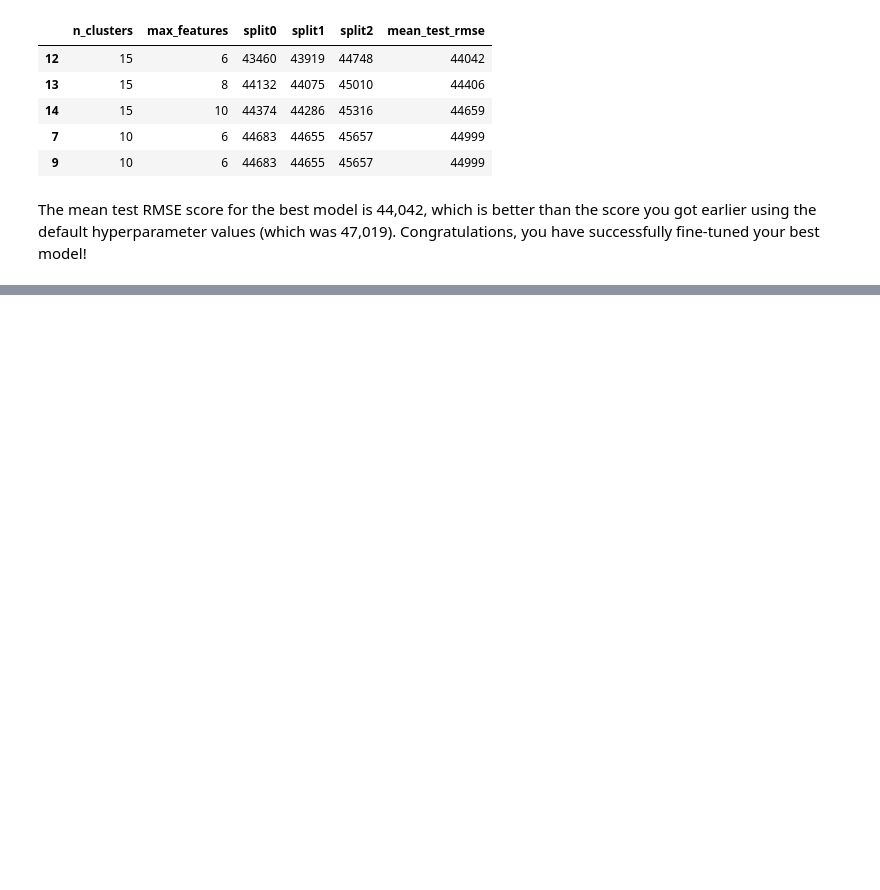
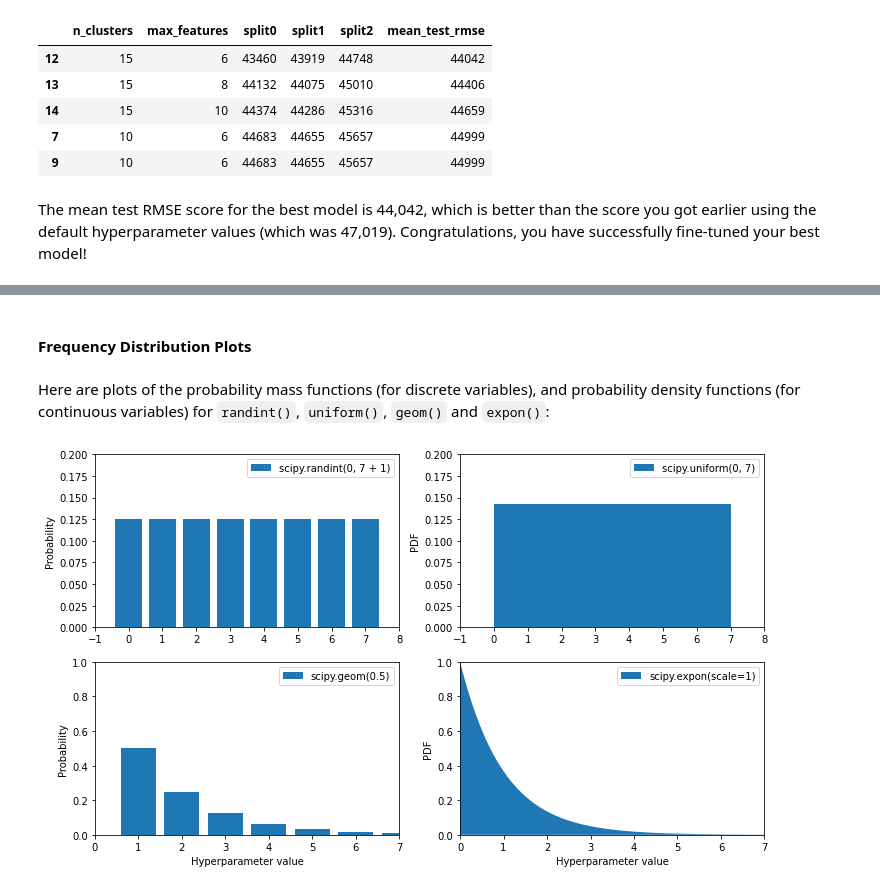
Before and after one commit to DietzscheNostoevsky/ML_HandsOn_Aurelion_Geron, a Jupyter notebook: ml3-agurion_kaggle_chapter2.ipynb, the cells around one changed output, grey strips where cells are left out. Cells and saved outputs as stored; diff of their text form; code cells hidden in the pictures; blank space fills up the shorter version.

Commit message:
plots

```diff
--- a/ml3-agurion_kaggle_chapter2.ipynb
+++ b/ml3-agurion_kaggle_chapter2.ipynb
@@ -1823,0 +1901,52 @@ The mean test RMSE score for the best model is 44,042, which is better than the
+# %% [markdown]
+#### Frequency Distribution Plots
+# %% [markdown]
+Here are plots of the probability mass functions (for discrete variables), and probability density functions (for continuous variables) for `randint()`, `uniform()`, `geom()` and `expon()`:
+# %%
+# extra code – plots a few distributions you can use in randomized search
+
+from scipy.stats import randint, uniform, geom, expon
+
+xs1 = np.arange(0, 7 + 1)
+randint_distrib = randint(0, 7 + 1).pmf(xs1)
+
+xs2 = np.linspace(0, 7, 500)
+uniform_distrib = uniform(0, 7).pdf(xs2)
+
+xs3 = np.arange(0, 7 + 1)
+geom_distrib = geom(0.5).pmf(xs3)
+
+xs4 = np.linspace(0, 7, 500)
+expon_distrib = expon(scale=1).pdf(xs4)
+
+plt.figure(figsize=(12, 7))
+
+plt.subplot(2, 2, 1)
+plt.bar(xs1, randint_distrib, label="scipy.randint(0, 7 + 1)")
+plt.ylabel("Probability")
+plt.legend()
+plt.axis([-1, 8, 0, 0.2])
+
+plt.subplot(2, 2, 2)
+plt.fill_between(xs2, uniform_distrib, label="scipy.uniform(0, 7)")
+plt.ylabel("PDF")
+plt.legend()
+plt.axis([-1, 8, 0, 0.2])
+
+plt.subplot(2, 2, 3)
+plt.bar(xs3, geom_distrib, label="scipy.geom(0.5)")
+plt.xlabel("Hyperparameter value")
+plt.ylabel("Probability")
+plt.legend()
+plt.axis([0, 7, 0, 1])
+
+plt.subplot(2, 2, 4)
+plt.fill_between(xs4, expon_distrib, label="scipy.expon(scale=1)")
+plt.xlabel("Hyperparameter value")
+plt.ylabel("PDF")
+plt.legend()
+plt.axis([0, 7, 0, 1])
+
+plt.show()
+# %% [output]
+[figure, added]
```
Also changed, not shown: parts of 11 cells of this notebook.
